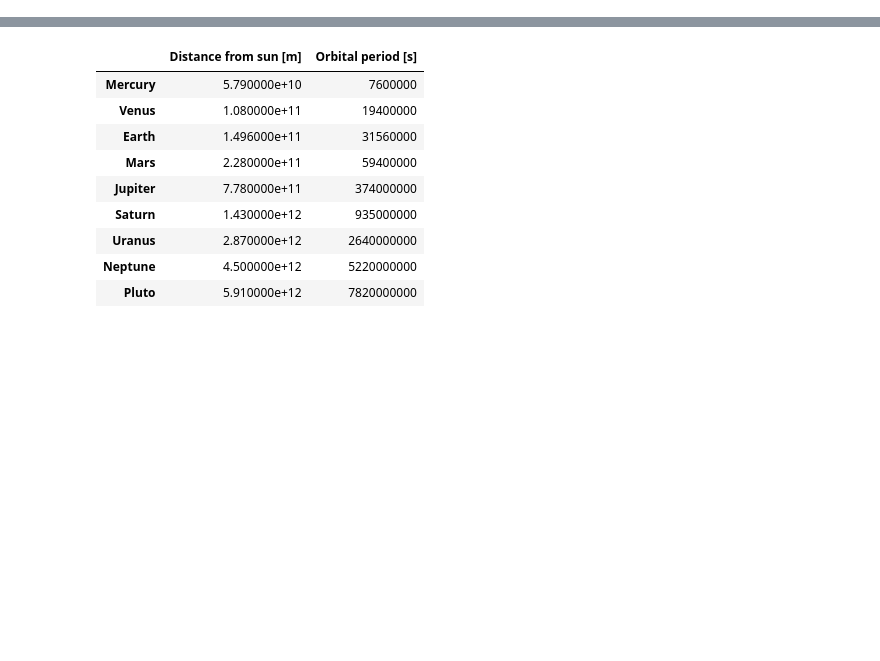
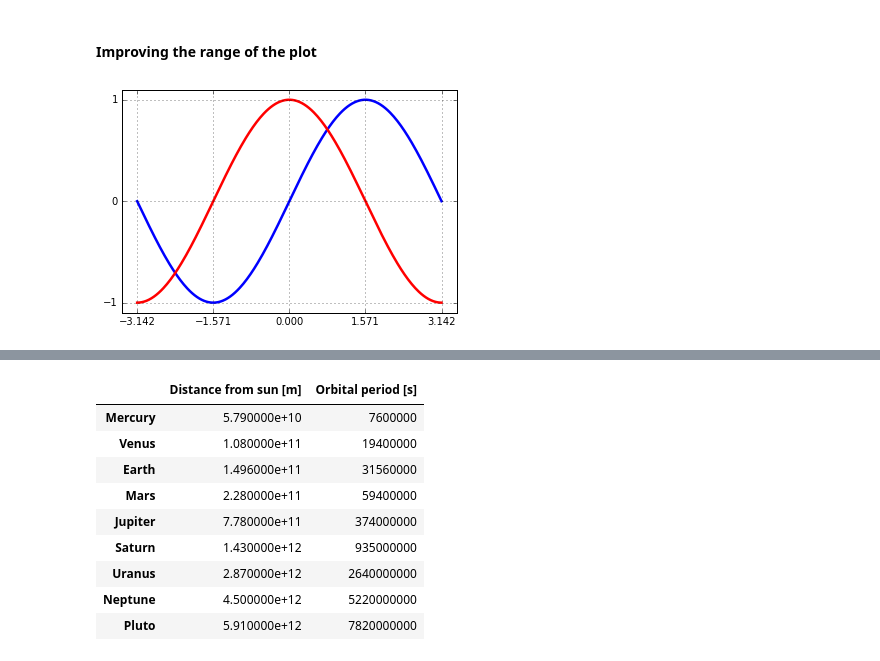
Before and after one commit to scientific-visualization-2016/ClassMaterials, a Jupyter notebook: Week-02/04_effective_visualizations.ipynb, the cells around one changed output, grey strips where cells are left out. Cells and saved outputs as stored; diff of their text form; code cells hidden in the pictures; blank space fills up the shorter version.

```diff
--- a/Week-02/04_effective_visualizations.ipynb
+++ b/Week-02/04_effective_visualizations.ipynb
@@ -31,0 +46,19 @@ import numpy as np
+# %% [markdown]
+#### Improving the range of the plot
+# %%
+plt.plot(x, y, color="blue", linewidth=2.5, linestyle="-")
+
+# Plot sine using green color with a continuous line of width 1 (pixels)
+plt.plot(x, z, color="red", linewidth=2.5, linestyle="-")
+
+plt.xlim(x.min()*1.1, x.max()*1.1)
+plt.ylim(y.min()*1.1, y.max()*1.1)
+
+plt.xticks( [-np.pi, -np.pi/2, 0, np.pi/2, np.pi])
+plt.yticks([-1, 0, +1])
+
+plt.grid()
+
+plt.show()
+# %% [output]
+[figure, added]
```
Also changed, not shown: parts of 28 cells of this notebook, 3 other files.
